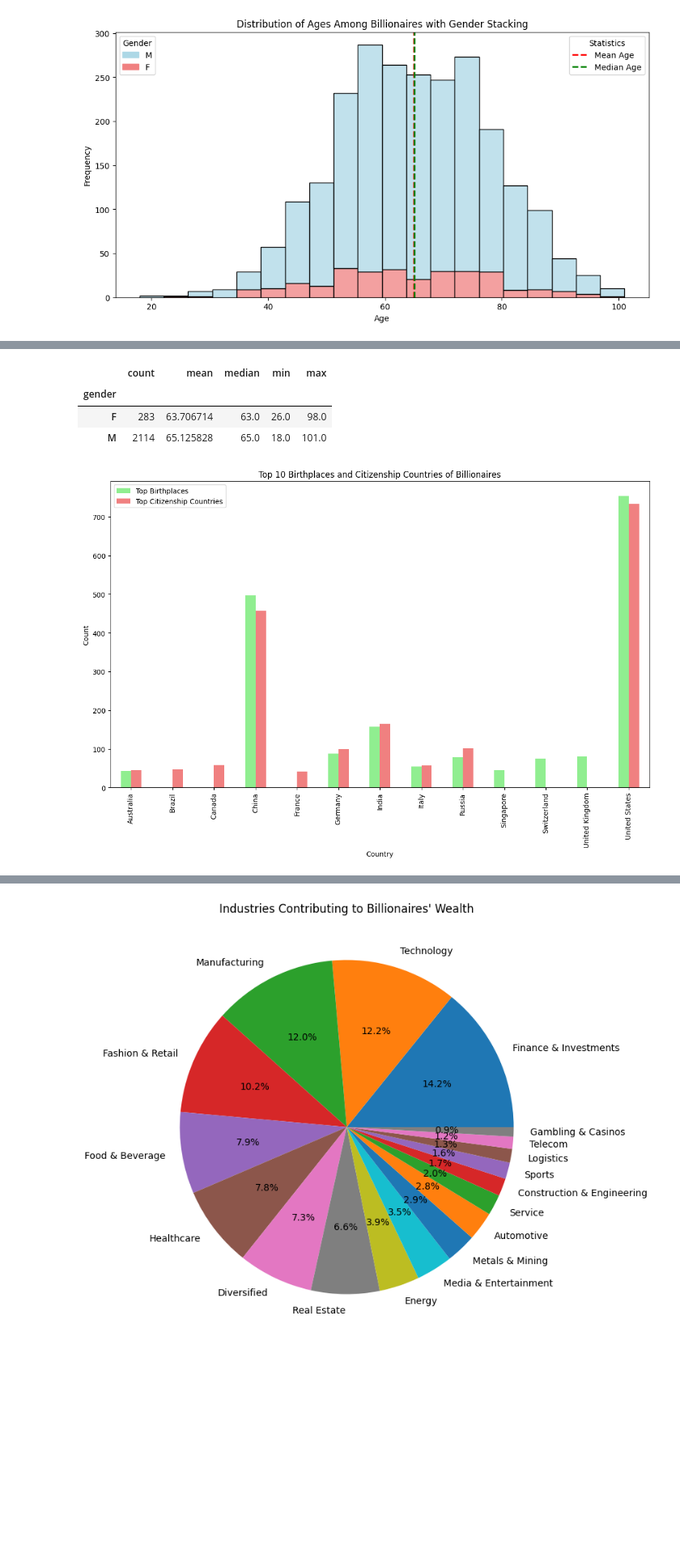
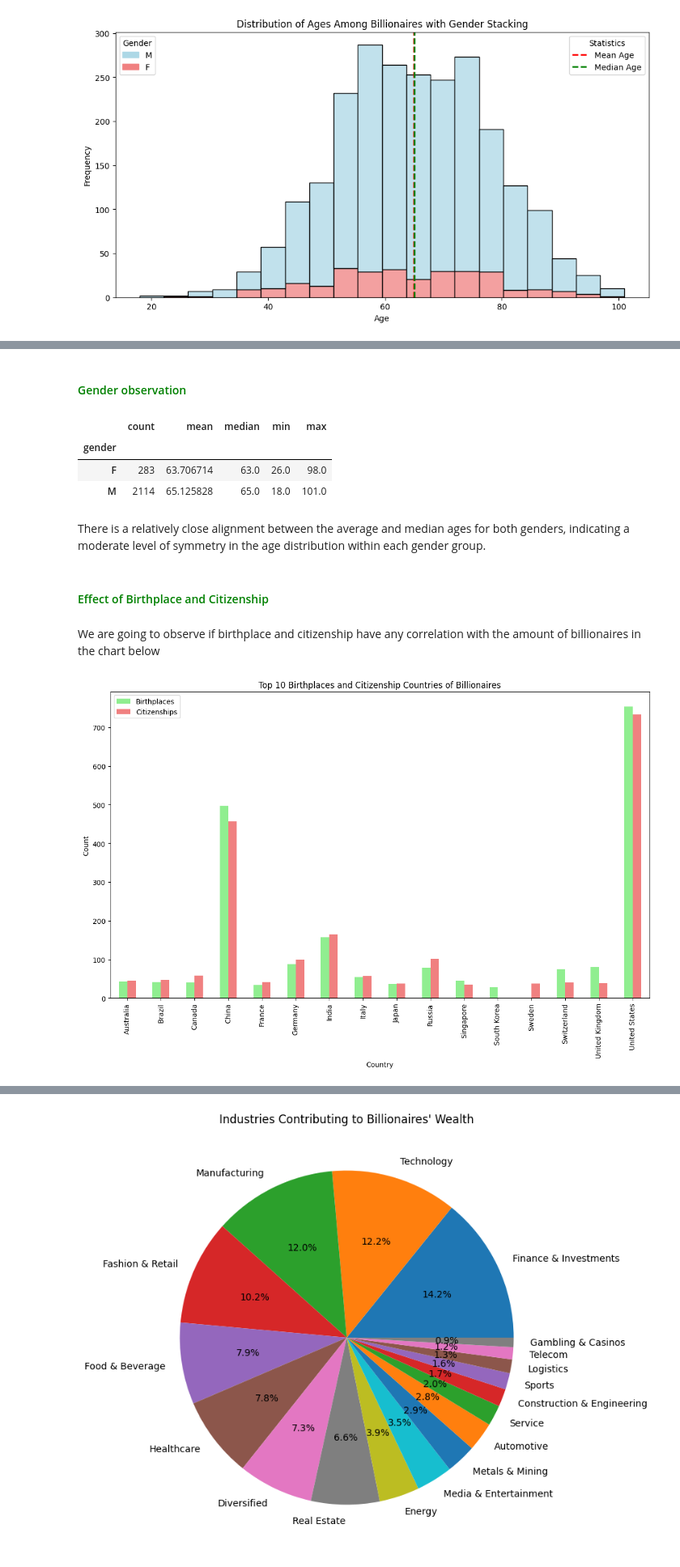
Before and after one commit to mujtabach2/BillionaireEDA, a Jupyter notebook: assignment1.ipynb, the cells around one changed output, grey strips where cells are left out. Shown: that part at 81% size. Saved outputs shown, nothing was run; the diff lists cells and outputs as text; code cells hidden in the pictures; blank space fills up the shorter version.

```diff
--- a/assignment1.ipynb
+++ b/assignment1.ipynb
@@ -38,0 +76,2 @@ Analyze the top industries or categories contributing to billionaires' wealth.
+# %%
+df['finalWorth'] = df['finalWorth'] / 1000
@@ -43,11 +87,11 @@ df['birthYear'].fillna(df['birthYear'].median(), inplace=True)
 
 # since country na values are low we can drop them
 df.dropna(subset=["country"],inplace=True)
+df.dropna(subset=["birthDate"],inplace=True)
+df.dropna(subset=["countryOfCitizenship"],inplace=True)
 
-print(df["age"].isnull().sum())
-print(df["birthYear"].isnull().sum())
-df.dropna(subset=["birthDate"],inplace=True)
-print(df["birthDate"].isnull().sum())
-df.dropna(subset=["country"],inplace=True)
-print(df["country"].isnull().sum())
-print(df["country"].isnull().sum())
+# print(df["age"].isnull().sum())
+# print(df["birthYear"].isnull().sum())
+# print(df["birthDate"].isnull().sum())
+# print(df["country"].isnull().sum())
+# print(df["countryOfCitizenship"].isnull().sum())
@@ -132,3 +227,5 @@ Interquartile Range (IQR): 18.0
+# %% [markdown]
+<H4 style="color:#008000;">Gender observation</H4>
 # %%
 # Group by gender and calculate summary statistics
 gender_grouped = df.groupby('gender')['age'].agg(['count', 'mean', 'median', 'min', 'max'])
@@ -139,25 +236,29 @@ display(gender_grouped)
 | gender |  |  |  |  |  |
 | F | 283 | 63.706714 | 63.0 | 26.0 | 98.0 |
 | M | 2114 | 65.125828 | 65.0 | 18.0 | 101.0 |
+# %% [markdown]
+ There is a relatively close alignment between the average and median ages for both genders, indicating a moderate level of symmetry in the age distribution within each gender group.
+# %% [markdown]
+<H4 style="color:#008000;">Effect of Birthplace and Citizenship</H4>
+# %% [markdown]
+We are going to observe if birthplace and citizenship have any correlation with the amount of billionaires in the chart below
 # %%
 # Analyze the top birthplaces and citizenship countries of billionaires
-top_birthplaces = df['country'].value_counts().head(10)
-top_citizenships = df['countryOfCitizenship'].value_counts().head(10)
+top_birthplaces = df['country'].value_counts().head(15)
+top_citizenships = df['countryOfCitizenship'].value_counts().head(15)
 
 # Create a DataFrame for visualization
-combined_df = pd.DataFrame({
-    'Top Birthplaces': top_birthplaces,
-    'Top Citizenship Countries': top_citizenships
-})
+combined_df = pd.DataFrame({'Birthplaces': top_birthplaces,'Citizenships': top_citizenships})
+
 
 # Plot the double bar graph
 combined_df.plot(kind='bar', figsize=(14, 8), color=['lightgreen', 'lightcoral'])
 plt.title('Top 10 Birthplaces and Citizenship Countries of Billionaires')
 plt.xlabel('Country')
 plt.ylabel('Count')
 plt.show()
 # %% [output]
-[figure, old version]
+[figure, new version]
 # %%
 # Group by birth country and citizenship and calculate counts
 birthplace_grouped = df.groupby('country').size().reset_index(name='Birthplace Count')
```
Also changed, not shown: parts of 56 cells of this notebook.
